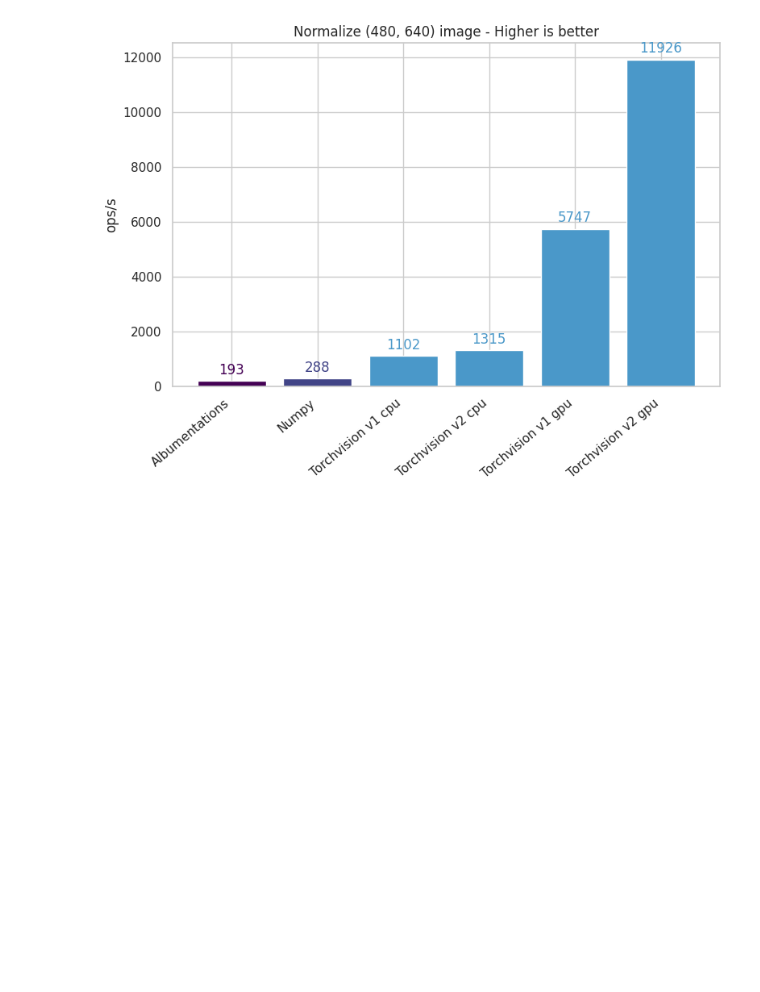
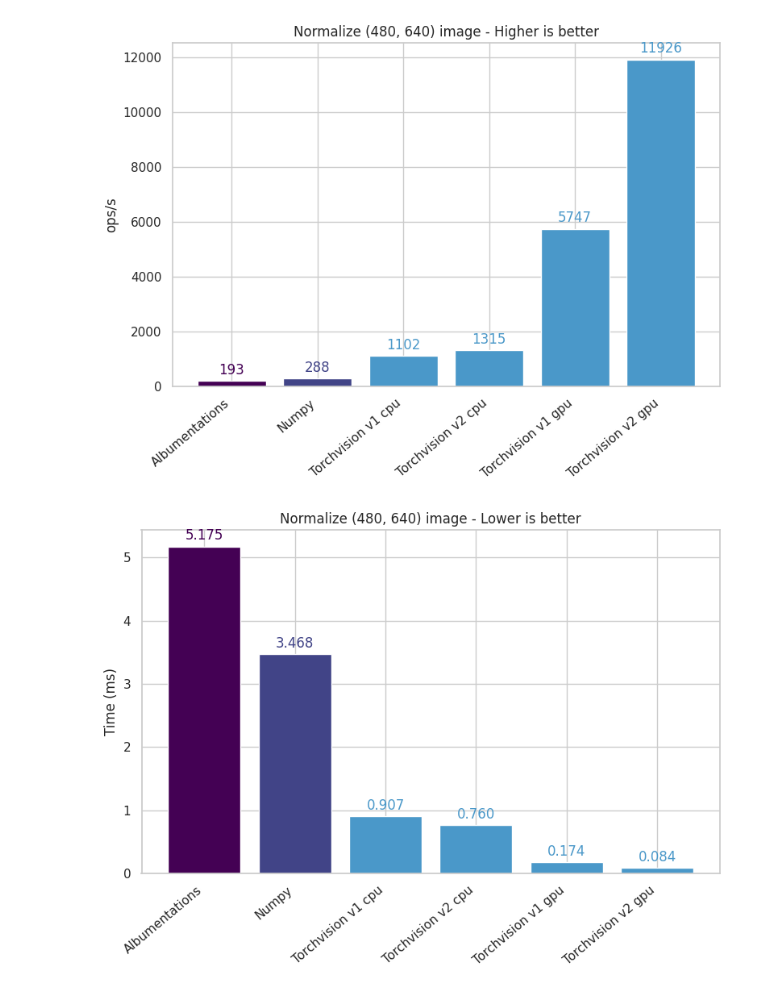
Before and after one commit to yonigozlan/OptimVision, a Jupyter notebook: plot_image_processing.ipynb, the cells around one changed output. Drawn from its saved outputs; the diff is of its cells as text; code cells hidden in the pictures; blank space fills up the shorter version.

```diff
--- a/plot_image_processing.ipynb
+++ b/plot_image_processing.ipynb
@@ -399,2 +570,77 @@ plt.show()
 # %% [output]
 [figure]
+# %%
+import matplotlib.pyplot as plt
+import matplotlib.cm as cm
+import numpy as np
+
+# --- Normalize Data ---
+normalize_data = {"Torchvision": {}, "Others": {}}
+color_map_normalize = {"Torchvision": [], "Others": []}
+color_idx = 0
+
+# Calculate ops/s and store in a list of tuples
+ops_s_list_normalize = [
+    (key, val * 1000) for key, val in data["normalize"]["times"].items()
+]
+# Sort the list of tuples by ops/s in ascending order
+ops_s_list_normalize.sort(key=lambda item: item[1], reverse=True)
+
+for x_pos, (key, ops) in enumerate(ops_s_list_normalize):
+    if "Torchvision" in key:
+        normalize_data["Torchvision"][x_pos] = ops
+        color_map_normalize["Torchvision"].append(cm.Blues(0.6))
+    else:
+        normalize_data["Others"][x_pos] = ops
+        color_map_normalize["Others"].append(cm.viridis(color_idx / 10))
+        color_idx += 2
+
+
+# --- Plotting the 'normalize' data ---
+plt.figure(figsize=(8, 6))
+
+# Get the bar plot objects
+bars_torchvision = plt.bar(
+    normalize_data["Torchvision"].keys(),
+    normalize_data["Torchvision"].values(),
+    color=color_map_normalize["Torchvision"],
+)
+bars_others = plt.bar(
+    normalize_data["Others"].keys(),
+    normalize_data["Others"].values(),
+    color=color_map_normalize["Others"],
+)
+
+plt.title("Normalize (480, 640) image - Lower is better")
+plt.ylabel("Time (ms)")
+
+# Set xticks explicitly with adjusted horizontal alignment
+ax = plt.gca()
+x = np.arange(len(ops_s_list_normalize))
+xlabels = [item[0] for item in ops_s_list_normalize]
+ax.set_xticks(x)
+ax.set_xticklabels(xlabels, rotation=40, ha="right")
+
+# Add ops/s values above bars with matching colors
+for bar in bars_torchvision + bars_others:
+    height = bar.get_height()
+    ax.annotate(
+        f"{height:.3f}",
+        xy=(bar.get_x() + bar.get_width() / 2, height),
+        xytext=(0, 3),  # 3 points vertical offset
+        textcoords="offset points",
+        ha="center",
+        va="bottom",
+        color=bar.get_facecolor(),
+    )
+
+
+plt.tight_layout()
+plt.savefig(
+    "/home/ubuntu/models_implem/optim_vision/benchmark_outputs/images/normalize_time.png",
+    dpi=300,
+)
+plt.show()
+# save image
+# %% [output]
+[figure, added]
```
Also changed, not shown: parts of 11 cells of this notebook.
